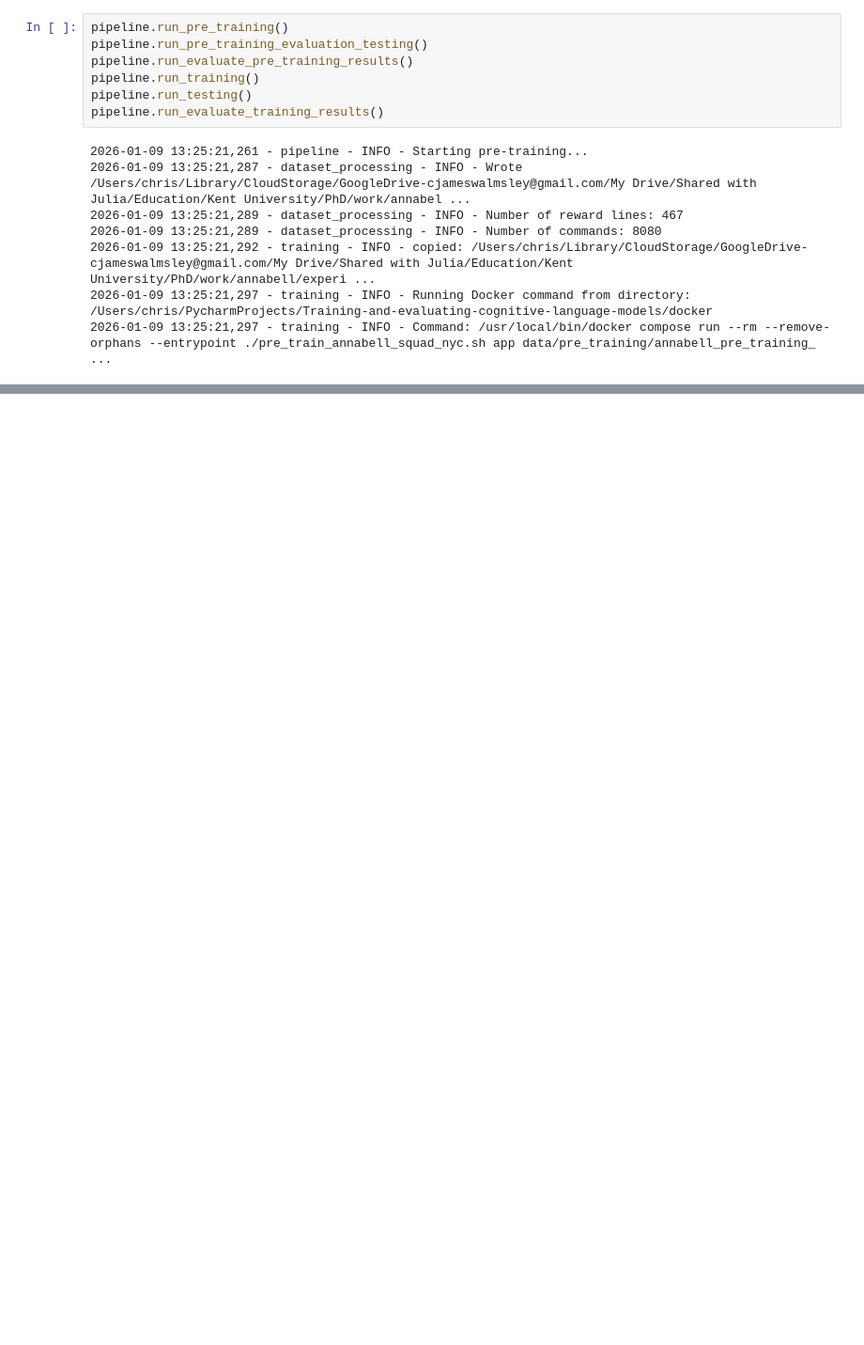
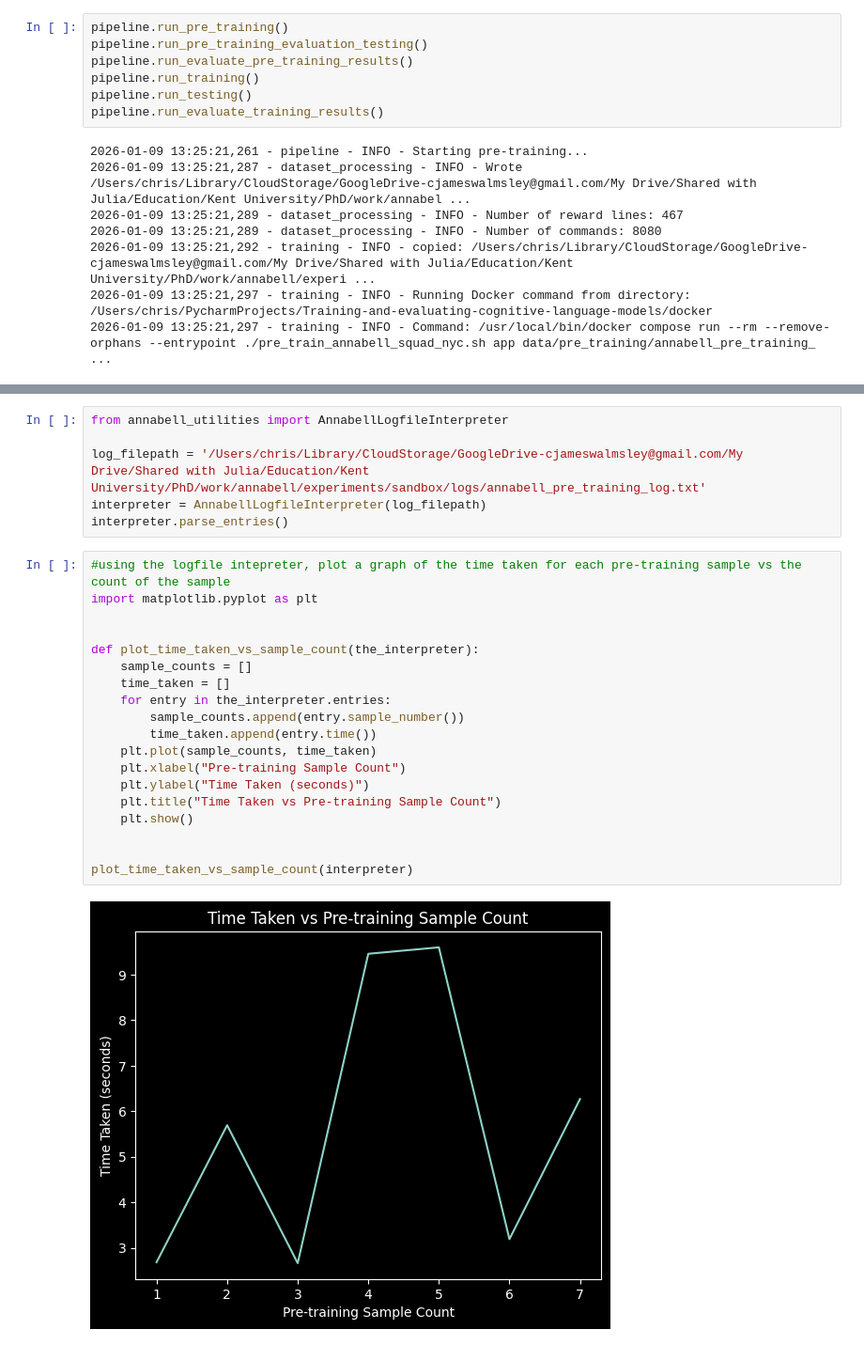
Before and after one commit to cjwalmsley/Training-and-evaluating-cognitive-language-models, a Jupyter notebook: debug_notebook.ipynb, the cells around one changed output, grey strips where cells are left out. Shown at 94% size. Cells and saved outputs as stored; diff of their text form; blank space fills up the shorter version.

```diff
--- a/debug_notebook.ipynb
+++ b/debug_notebook.ipynb
@@ -83,0 +106,27 @@ interpreter.parse_entries()
+# %%
+from annabell_utilities import AnnabellLogfileInterpreter
+
+log_filepath = '/Users/chris/Library/CloudStorage/GoogleDrive-cjameswalmsley@gmail.com/My Drive/Shared with Julia/Education/Kent University/PhD/work/annabell/experiments/sandbox/logs/annabell_pre_training_log.txt'
+interpreter = AnnabellLogfileInterpreter(log_filepath)
+interpreter.parse_entries()
+# %%
+#using the logfile intepreter, plot a graph of the time taken for each pre-training sample vs the count of the sample
+import matplotlib.pyplot as plt
+
+
+def plot_time_taken_vs_sample_count(the_interpreter):
+    sample_counts = []
+    time_taken = []
+    for entry in the_interpreter.entries:
+        sample_counts.append(entry.sample_number())
+        time_taken.append(entry.time())
+    plt.plot(sample_counts, time_taken)
+    plt.xlabel("Pre-training Sample Count")
+    plt.ylabel("Time Taken (seconds)")
+    plt.title("Time Taken vs Pre-training Sample Count")
+    plt.show()
+
+
+plot_time_taken_vs_sample_count(interpreter)
+# %% [output]
+[figure, added]
```
Also changed, not shown: parts of 2 cells of this notebook, 12 other files.
